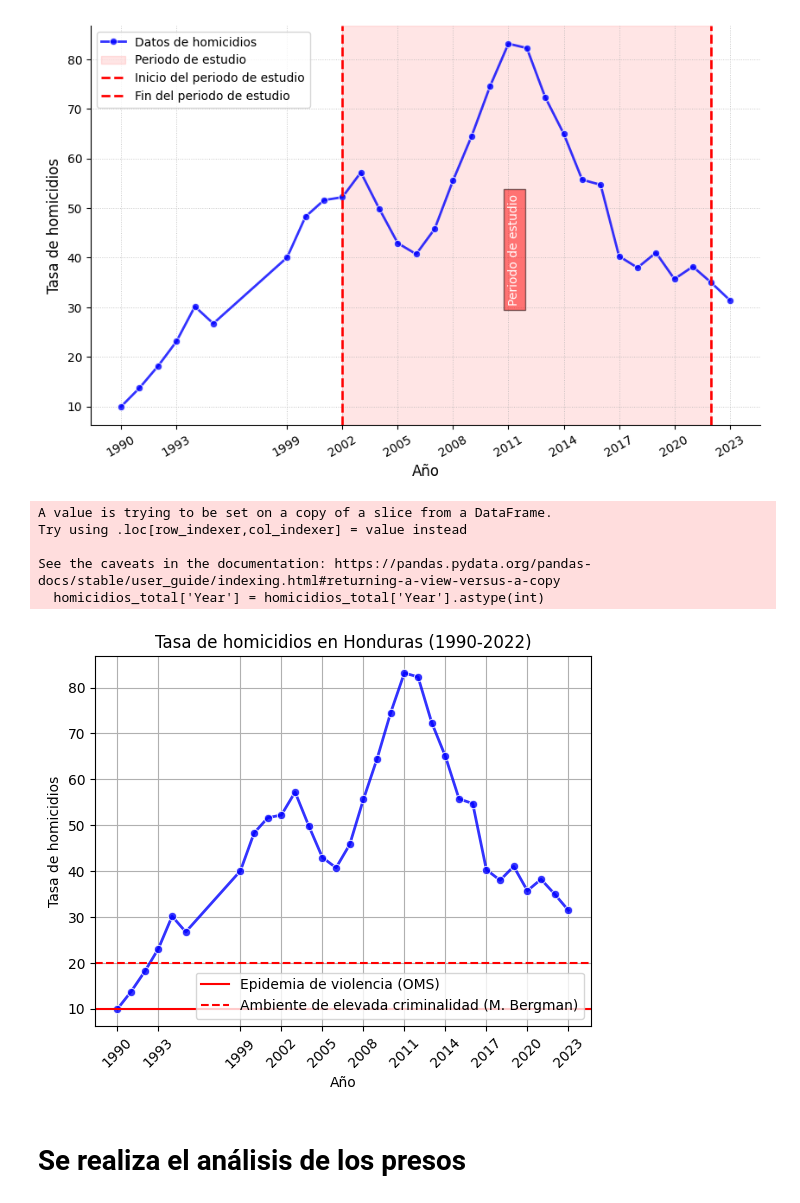
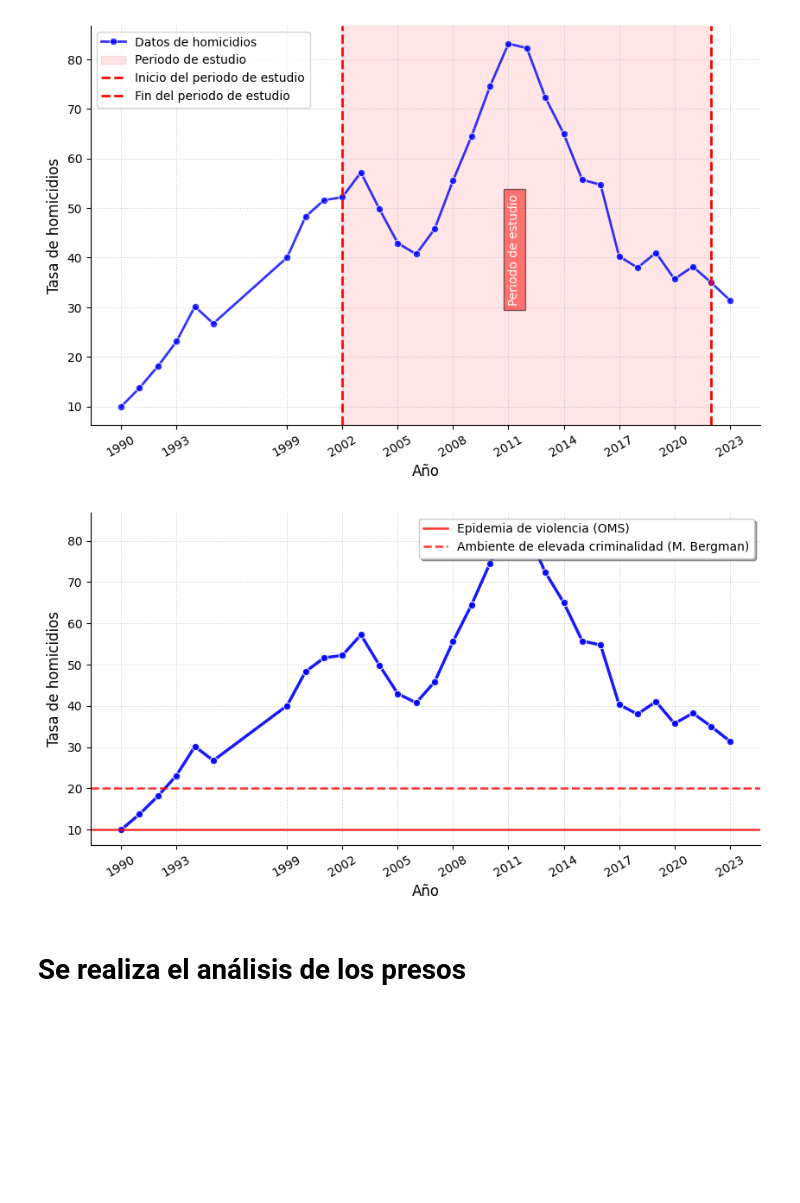
Before and after one commit to lehcimhdz/eda_honduras, a Jupyter notebook: eda_honduras_descriptivo.ipynb, the cells around one changed output. Drawn from its saved outputs; the diff is of its cells as text; code cells hidden in the pictures; blank space fills up the shorter version.

```diff
--- a/eda_honduras_descriptivo.ipynb
+++ b/eda_honduras_descriptivo.ipynb
@@ -299,39 +310,40 @@ plt.show()
 # %% [output]
 [figure]
 # %%
-homicidios_total['Year'] = homicidios_total['Year'].astype(int)
-
-plt
+plt.figure(figsize=(10, 5))
 
 sns.lineplot(x='Year',
              y='VALUE',
              data=homicidios_total,
-             alpha=0.8,
+             alpha=0.9,
              color='blue',
-             linewidth=2,
-             marker='o')
+             linewidth=2.5,
+             marker='o',
+             markersize=6)
 
-plt.title('Tasa de homicidios en Honduras (1990-2022)')
-plt.xlabel('Año')
-plt.ylabel('Tasa de homicidios')
-plt.grid()
+#plt.title('Tasa de homicidios en Honduras (1990-2022)', fontsize=14, fontweight='bold')
+plt.xlabel('Año', fontsize=12)
+plt.ylabel('Tasa de homicidios', fontsize=12)
 
-plt.axhline(y=10, color='red', linestyle='-', linewidth=1.5, label='Epidemia de violencia (OMS)')
-plt.axhline(y=20, color='red', linestyle='--', linewidth=1.5, label='Ambiente de elevada criminalidad (M. Bergman)')
+plt.xticks(rotation=30, fontsize=10)
+plt.yticks(fontsize=10)
 
+plt.grid(True, linestyle=':', linewidth=0.7, alpha=0.7)
+
+plt.axhline(y=10, color='red', linestyle='-', linewidth=1.8, alpha=0.8, label='Epidemia de violencia (OMS)')
+plt.axhline(y=20, color='red', linestyle='--', linewidth=1.8, alpha=0.8, label='Ambiente de elevada criminalidad (M. Bergman)')
 
 years = sorted(homicidios_total['Year'].unique())
-plt.xticks(ticks=years[::3], rotation=45)
+plt.xticks(ticks=years[::3], rotation=30)
 
-plt.legend()
+plt.legend(fontsize=10, loc='upper right', frameon=True, fancybox=True, shadow=True)
+
+plt.gca().spines['top'].set_visible(False)
+plt.gca().spines['right'].set_visible(False)
+
 plt.show()
 # %% [output]
-A value is trying to be set on a copy of a slice from a DataFrame.
-Try using .loc[row_indexer,col_indexer] = value instead
-
-See the caveats in the documentation: https://pandas.pydata.org/pandas-docs/stable/user_guide/indexing.html#returning-a-view-versus-a-copy
-  homicidios_total['Year'] = homicidios_total['Year'].astype(int)
-[figure, old version]
+[figure, new version]
 # %% [markdown]
 # Se realiza el análisis de los presos
 # %%
```
Also changed, not shown: parts of 2 cells of this notebook.
